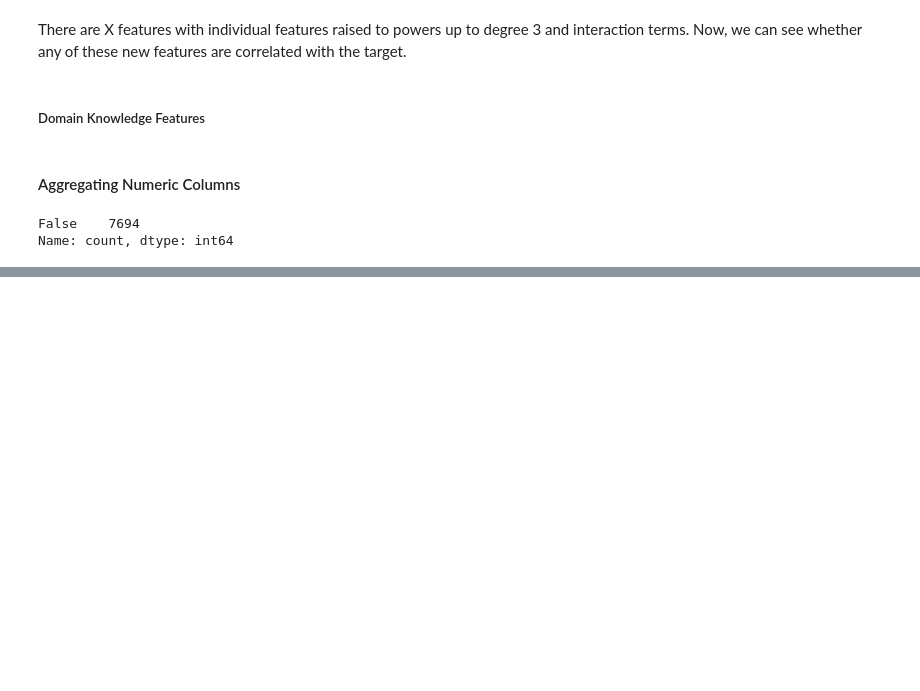
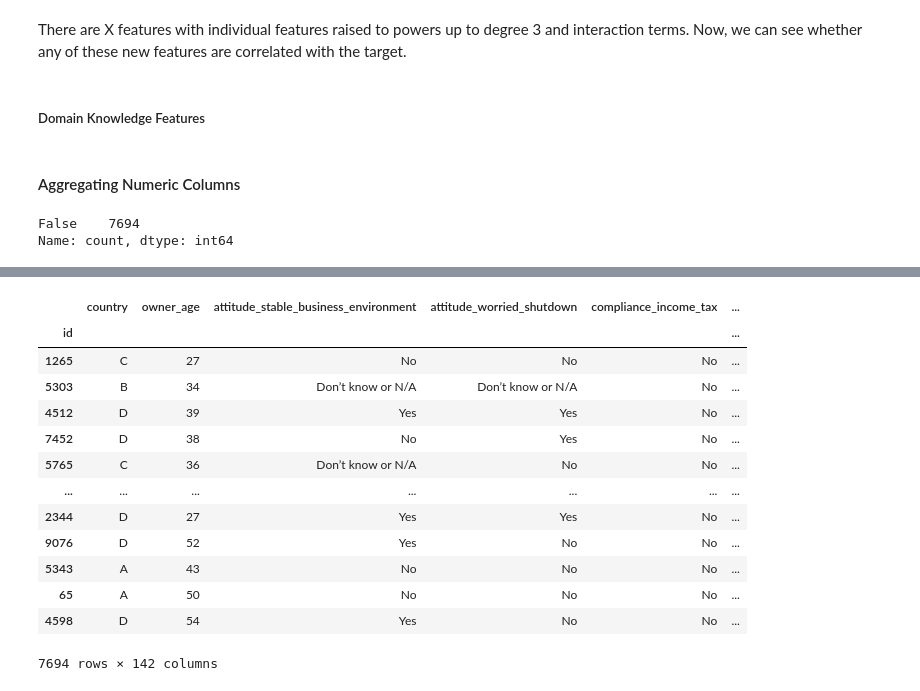
Before and after one commit to ismailSadouki/asri-homework, a Jupyter notebook: notebooks/ feature_engineering.ipynb, the cells around one changed output, grey strips where cells are left out. Drawn from its saved outputs; the diff is of its cells as text; code cells hidden in the pictures; blank space fills up the shorter version.

```diff
--- a/notebooks/ feature_engineering.ipynb
+++ b/notebooks/ feature_engineering.ipynb
@@ -37,0 +185,2 @@ Name: count, dtype: int64
+# %%
+df = pd.read_csv("../fin_health.csv")
@@ -37,0 +238,17 @@ Name: count, dtype: int64
+# %%
+X_train_ft
+# %% [output]
+|  | country | owner_age | attitude_stable_business_environment | attitude_worried_shutdown | compliance_income_tax | ... |
+| id |  |  |  |  |  | ... |
+| 1265 | C | 27 | No | No | No | ... |
+| 5303 | B | 34 | Don’t know or N/A | Don’t know or N/A | No | ... |
+| 4512 | D | 39 | Yes | Yes | No | ... |
+| 7452 | D | 38 | No | Yes | No | ... |
+| 5765 | C | 36 | Don’t know or N/A | No | No | ... |
+| ... | ... | ... | ... | ... | ... | ... |
+| 2344 | D | 27 | Yes | Yes | No | ... |
+| 9076 | D | 52 | Yes | No | No | ... |
+| 5343 | A | 43 | No | No | No | ... |
+| 65 | A | 50 | No | No | No | ... |
+| 4598 | D | 54 | Yes | No | No | ... |
+7694 rows × 142 columns
```
Also changed, not shown: parts of 29 cells of this notebook, 43 other files.
